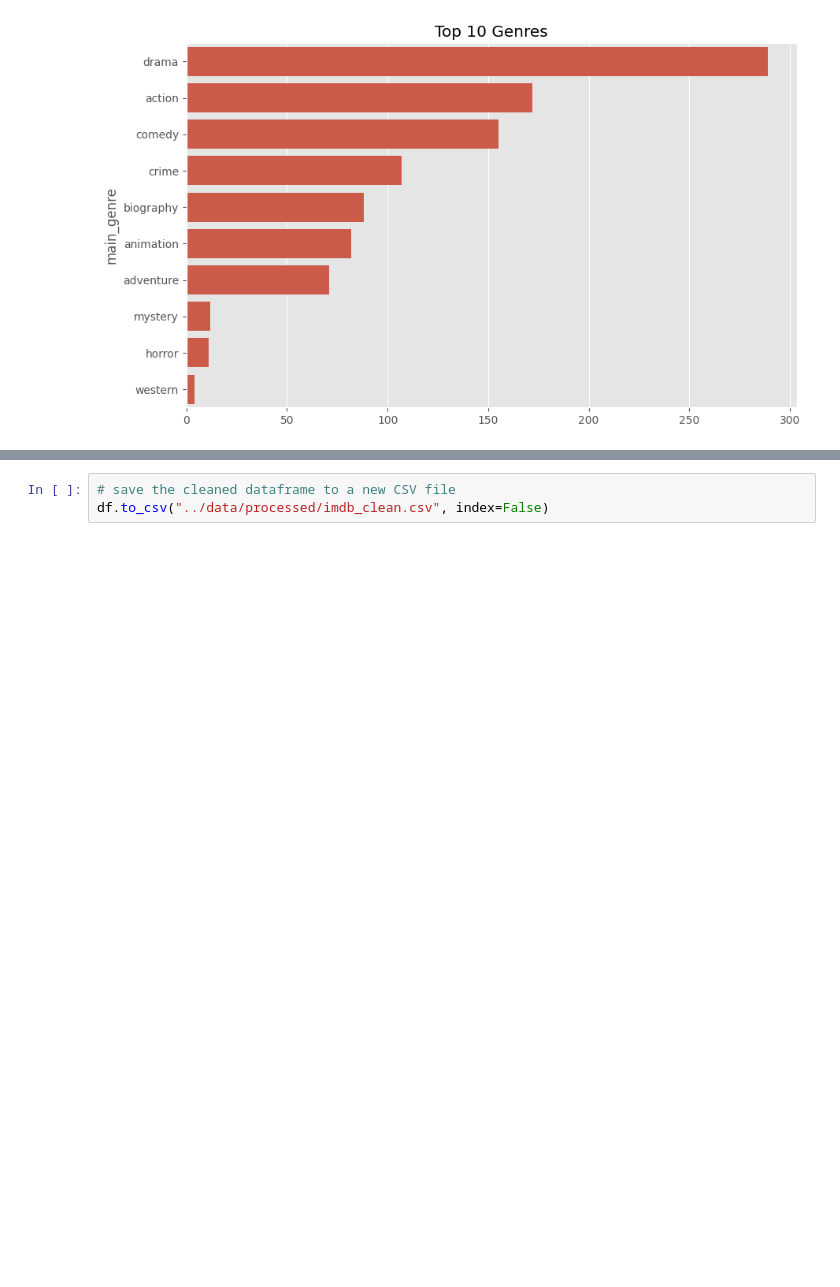
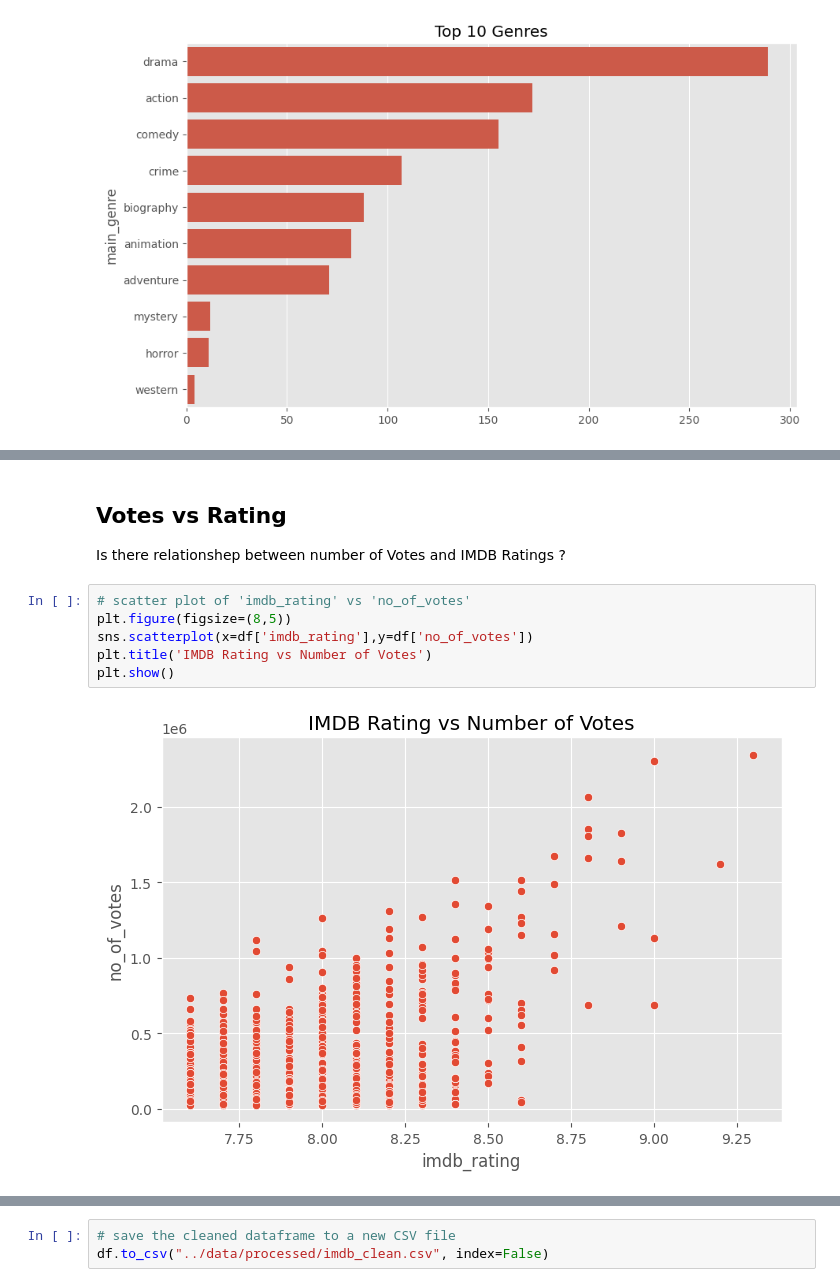
Before and after one commit to MahdiYaqobi/imdb-data-cleaning-project, a Jupyter notebook: notebooks/data-cleaning.ipynb, the cells around one changed output, grey strips where cells are left out. Saved outputs shown, nothing was run; the diff lists cells and outputs as text; blank space fills up the shorter version.

```diff
--- a/notebooks/data-cleaning.ipynb
+++ b/notebooks/data-cleaning.ipynb
@@ -260,0 +261,12 @@ Drama is by far the most common genre, appearing in 289 movies, followed by Acti
+# %% [markdown]
+## Votes vs Rating
+
+Is there relationshep between number of Votes and IMDB Ratings ?
+# %%
+# scatter plot of 'imdb_rating' vs 'no_of_votes'
+plt.figure(figsize=(8,5))
+sns.scatterplot(x=df['imdb_rating'],y=df['no_of_votes'])
+plt.title('IMDB Rating vs Number of Votes')
+plt.show()
+# %% [output]
+[figure, added]
```
Also changed, not shown: parts of 12 cells of this notebook.
